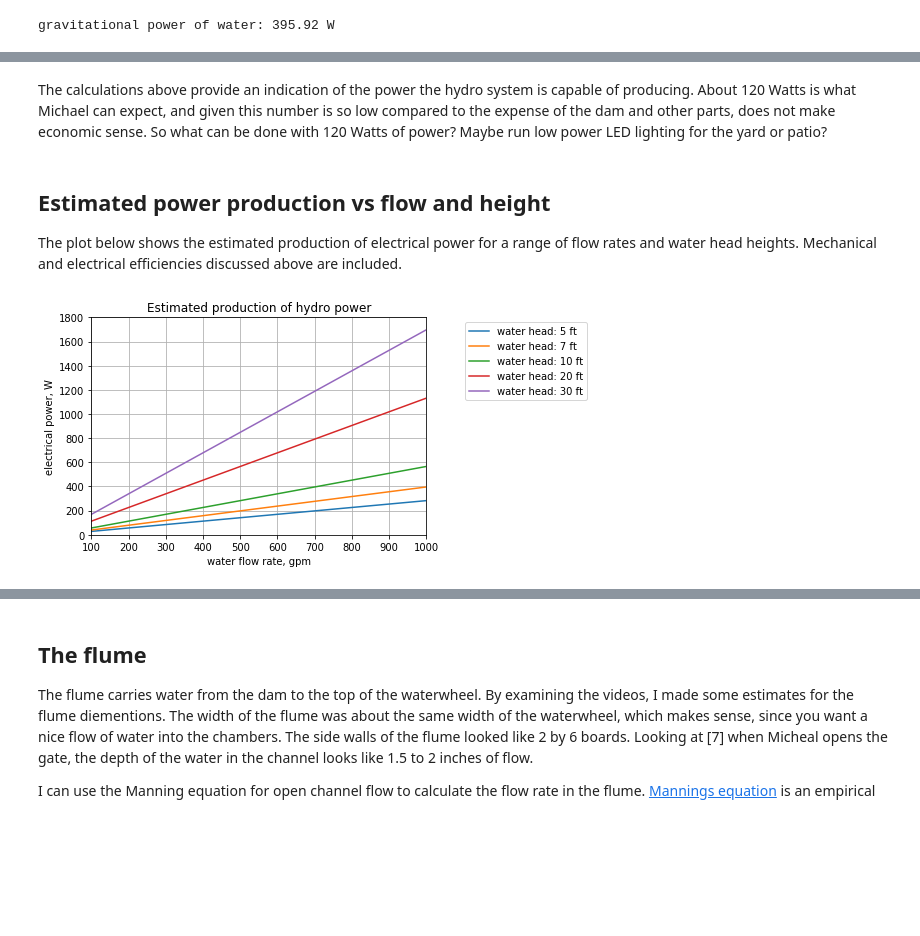
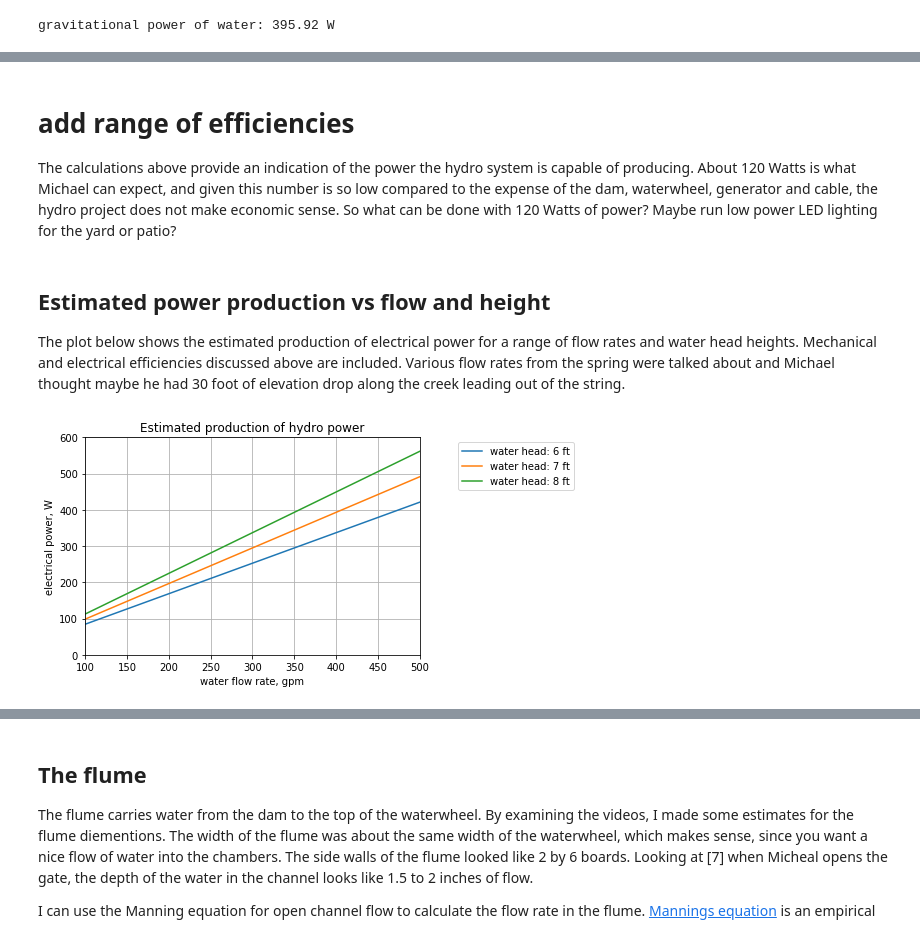
Before and after one commit to Tiburonboy/EE_jupyter_notebooks, a Jupyter notebook: Overshot waterwheel hydroelectric power system analysis/Overshot waterwheel hydroelectric power system analysis.ipynb, the cells around one changed output, grey strips where cells are left out. Cells and saved outputs as stored; diff of their text form; code cells hidden in the pictures; blank space fills up the shorter version.

```diff
--- a/Overshot waterwheel hydroelectric power system analysis/Overshot waterwheel hydroelectric power system analysis.ipynb
+++ b/Overshot waterwheel hydroelectric power system analysis/Overshot waterwheel hydroelectric power system analysis.ipynb
@@ -364,6 +278,8 @@ The efficiency of small scale water wheels is estimated to be 50% and the effici
 # %%
-eff_m = 0.5 # mechanical efficiency
-eff_e = 0.6 # electrical efficiency
-est_actual_pwr = grav_pwr_of_water * eff_m * eff_e
-print('electrical power with efficiency factors: {:s}'.format(f"{est_actual_pwr.to('watt'):.1f~P}") )
+eta_waterwheel = 0.8
+eta_generator = 0.98
+eta_charge_controller = 0.95
+
+est_pwr = grav_pwr_of_water*eta_waterwheel*eta_generator*eta_charge_controller
+print('electrical power with efficiency factors: {:s}'.format(f"{est_pwr.to('watt'):.1f~P}"))
 # %% [output]
@@ -371,29 +295,31 @@ electrical power with efficiency factors: 118.8 W
 # %% [markdown]
-The calculations above provide an indication of the power the hydro system is capable of producing. About 120 Watts is what Michael can expect, and given this number is so low compared to the expense of the dam and other parts, does not make economic sense. So what can be done with 120 Watts of power? Maybe run low power LED lighting for the yard or patio?
+# add range of efficiencies
+
+The calculations above provide an indication of the power the hydro system is capable of producing. About 120 Watts is what Michael can expect, and given this number is so low compared to the expense of the dam, waterwheel, generator and cable, the hydro project does not make economic sense. So what can be done with 120 Watts of power? Maybe run low power LED lighting for the yard or patio?
 # %% [markdown]
 ## Estimated power production vs flow and height
-The plot below shows the estimated production of electrical power for a range of flow rates and water head heights. Mechanical and electrical efficiencies discussed above are included.
+The plot below shows the estimated production of electrical power for a range of flow rates and water head heights. Mechanical and electrical efficiencies discussed above are included. Various flow rates from the spring were talked about and Michael thought maybe he had 30 foot of elevation drop along the creek leading out of the string.
 # %%
-flow_rate = np.linspace(100,1000,10)*ureg.gal/ureg.min # flow rate range in gallons per minute
-head_height = np.array([5,7,10,20,30])*ureg.feet # head height, range in feet
+flow_rate = np.linspace(50,500,10)*ureg.gal/ureg.min # flow rate range in gallons per minute
+head_height = np.array([6,7,8])*ureg.feet # head height, range in feet
 # convert to metric
 Q = flow_rate.to_base_units()
 H = head_height.to_base_units()
 
 for i in range(len(head_height)):
-    plt.plot(flow_rate.to('gal/min'),(rho*g*Q*H[i]*eff_m*eff_e).to_base_units().to('watt'),
+    plt.plot(flow_rate.to('gal/min'),(rho*g*Q*H[i]*eta_waterwheel*eta_generator*eta_charge_controller).to('watt'),
         label = 'water head: {:s}'.format(f"{H[i].to('feet'):.0f~P}"))
 
 plt.legend(bbox_to_anchor=(1.1, 1))
 plt.grid()
 
-plt.ylim((0,1800))
-plt.xlim((100,1000))
+plt.ylim((0,600))
+plt.xlim((100,500))
 plt.ylabel('electrical power, W')
 plt.xlabel('water flow rate, gpm')
 
 plt.title('Estimated production of hydro power')
 plt.show()
 # %% [output]
-[figure, old version]
+[figure, new version]
 # %% [markdown]
```
Also changed, not shown: parts of 214 cells of this notebook.
